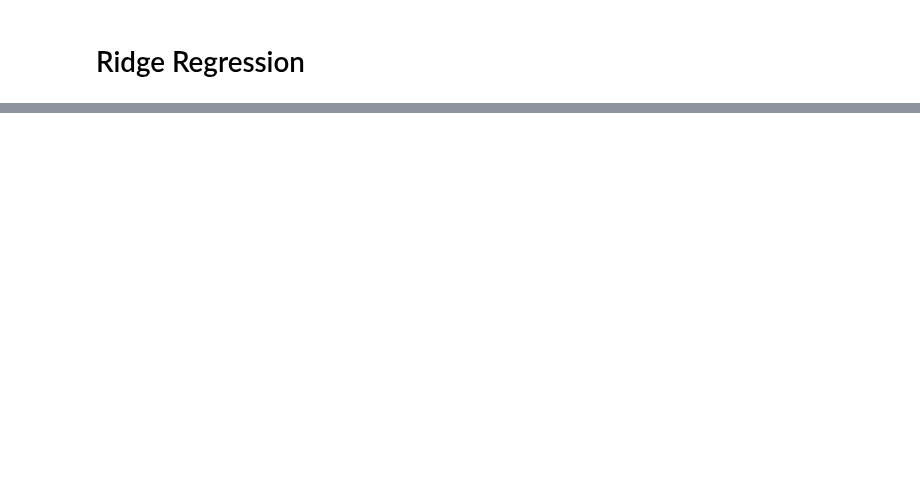
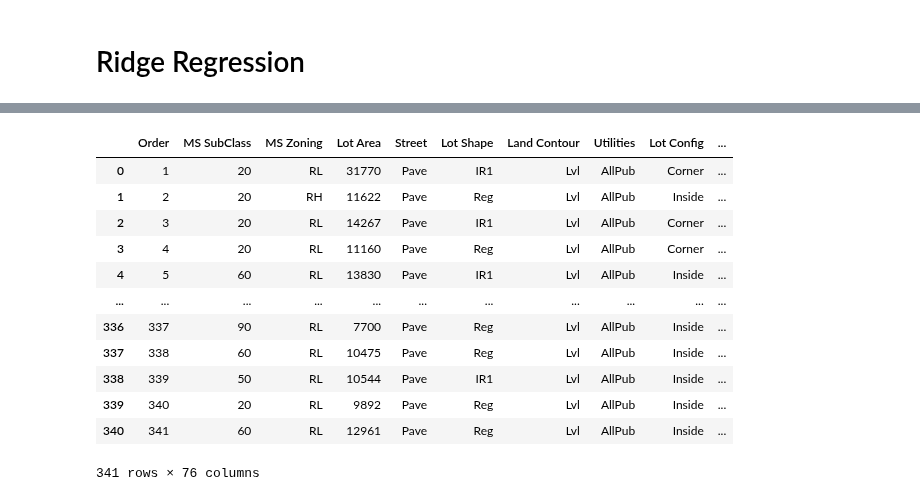
Before and after one commit to KacperChmura1/House-Price, a Jupyter notebook: ML.ipynb, the cells around one changed output, grey strips where cells are left out. Saved outputs shown, nothing was run; the diff lists cells and outputs as text; code cells hidden in the pictures; blank space fills up the shorter version.

```diff
--- a/ML.ipynb
+++ b/ML.ipynb
@@ -267,0 +247,22 @@ LinearRegCoef
+# %%
+df_2006 = pd.read_csv("C:/Users/kacpe/Desktop/uczelnia/sem4/Projekt Systemy/data/2006.csv")
+df_2007 = pd.read_csv("C:/Users/kacpe/Desktop/uczelnia/sem4/Projekt Systemy/data/2007.csv")
+df_2008 = pd.read_csv("C:/Users/kacpe/Desktop/uczelnia/sem4/Projekt Systemy/data/2008.csv")
+df_2009 = pd.read_csv("C:/Users/kacpe/Desktop/uczelnia/sem4/Projekt Systemy/data/2009.csv")
+df_2010 = pd.read_csv("C:/Users/kacpe/Desktop/uczelnia/sem4/Projekt Systemy/data/2010.csv")
+# %%
+df_2010
+# %% [output]
+|  | Order | MS SubClass | MS Zoning | Lot Area | Street | Lot Shape | Land Contour | Utilities | Lot Config | ... |
+| 0 | 1 | 20 | RL | 31770 | Pave | IR1 | Lvl | AllPub | Corner | ... |
+| 1 | 2 | 20 | RH | 11622 | Pave | Reg | Lvl | AllPub | Inside | ... |
+| 2 | 3 | 20 | RL | 14267 | Pave | IR1 | Lvl | AllPub | Corner | ... |
+| 3 | 4 | 20 | RL | 11160 | Pave | Reg | Lvl | AllPub | Corner | ... |
+| 4 | 5 | 60 | RL | 13830 | Pave | IR1 | Lvl | AllPub | Inside | ... |
+| ... | ... | ... | ... | ... | ... | ... | ... | ... | ... | ... |
+| 336 | 337 | 90 | RL | 7700 | Pave | Reg | Lvl | AllPub | Inside | ... |
+| 337 | 338 | 60 | RL | 10475 | Pave | Reg | Lvl | AllPub | Inside | ... |
+| 338 | 339 | 50 | RL | 10544 | Pave | IR1 | Lvl | AllPub | Inside | ... |
+| 339 | 340 | 20 | RL | 9892 | Pave | Reg | Lvl | AllPub | Inside | ... |
+| 340 | 341 | 60 | RL | 12961 | Pave | Reg | Lvl | AllPub | Inside | ... |
+341 rows × 76 columns
```
Also changed, not shown: parts of 28 cells of this notebook.
